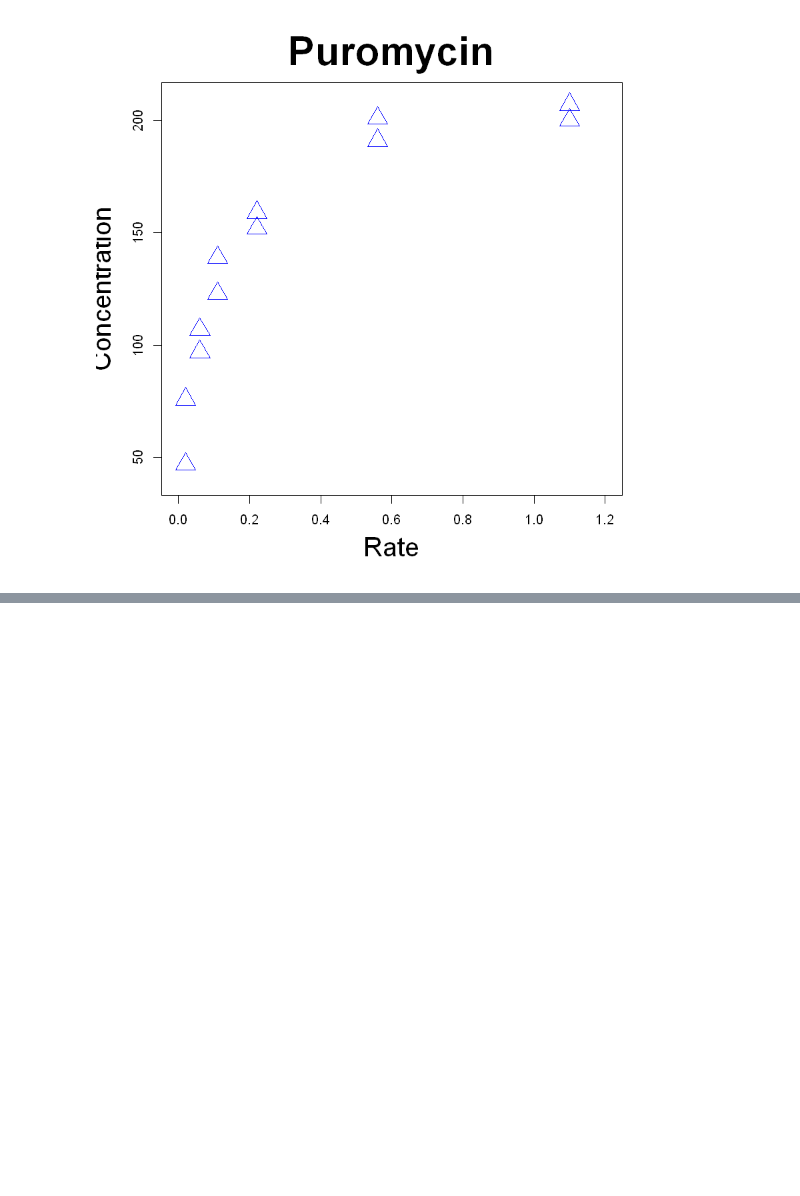
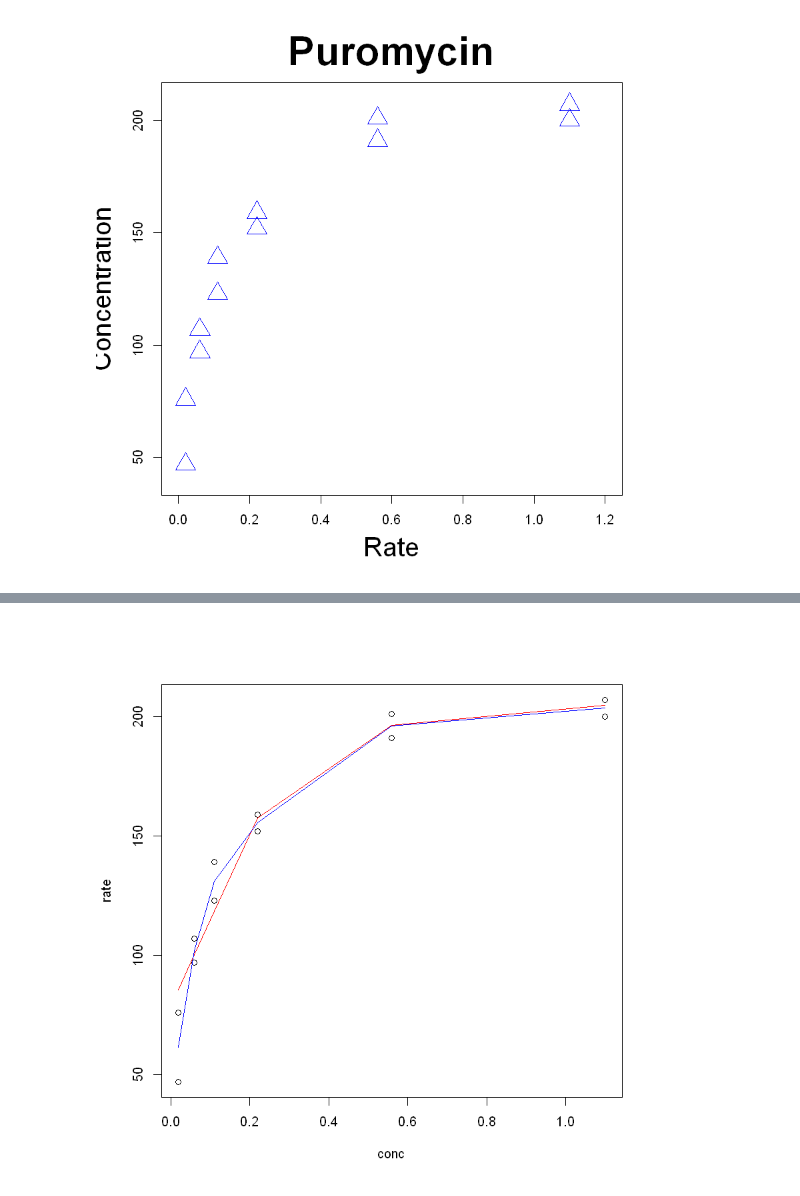
Before and after one commit to ShixiangWang/masterR, a Jupyter notebook: Rprogramming/r-statistics/R的基本原理与核心.ipynb, the cells around one changed output, grey strips where cells are left out. Cells and saved outputs as stored; diff of their text form; code cells hidden in the pictures; blank space fills up the shorter version.

```diff
--- a/Rprogramming/r-statistics/R的基本原理与核心.ipynb
+++ b/Rprogramming/r-statistics/R的基本原理与核心.ipynb
@@ -1582,0 +1609,9 @@ title(main = "Puromycin", cex.main = 3)
+# %%
+# 下面命令给出两条光滑曲线
+plot(rate ~ conc, data = PuroA)
+smooth1 = with(PuroA, lowess(rate ~ conc, f = 0.9))
+smooth2 = with(PuroA, lowess(rate ~ conc, f = 0.3))
+lines(smooth1, col = "red")
+lines(smooth2, col = "blue")
+# %% [output]
+[figure, added]
```
Also changed, not shown: parts of 43 cells of this notebook.
